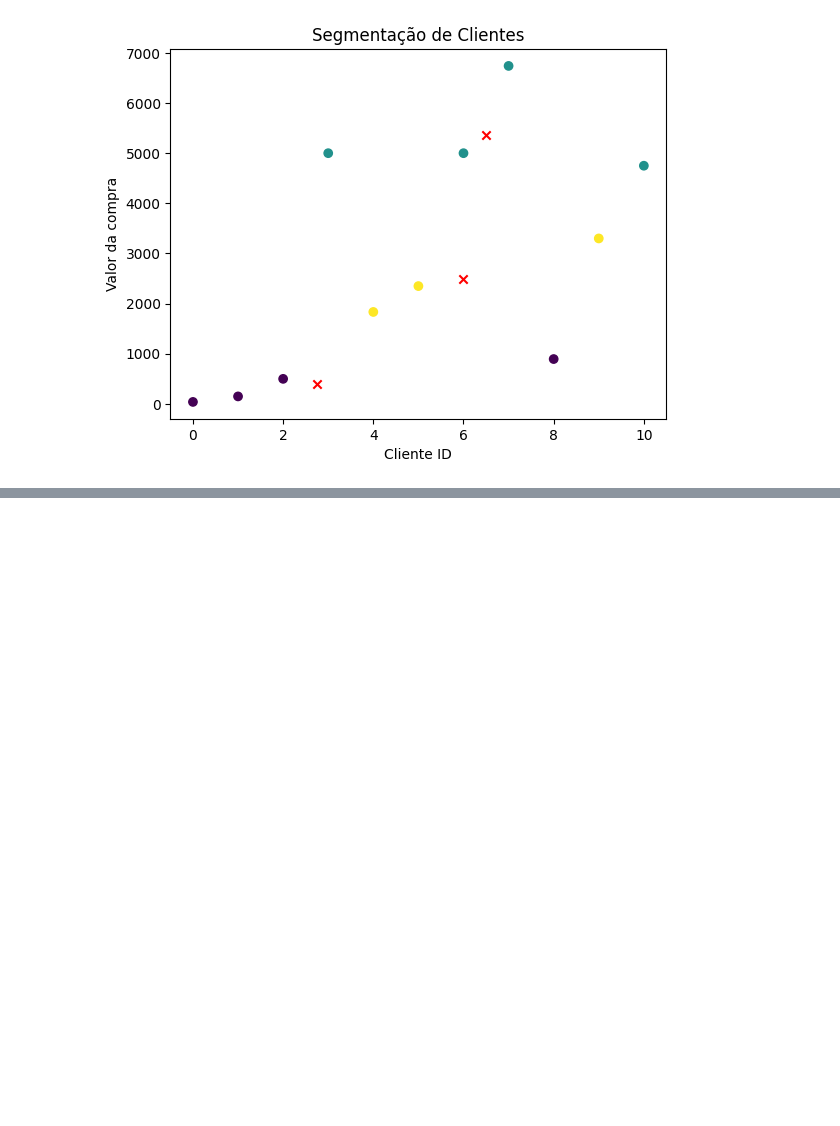
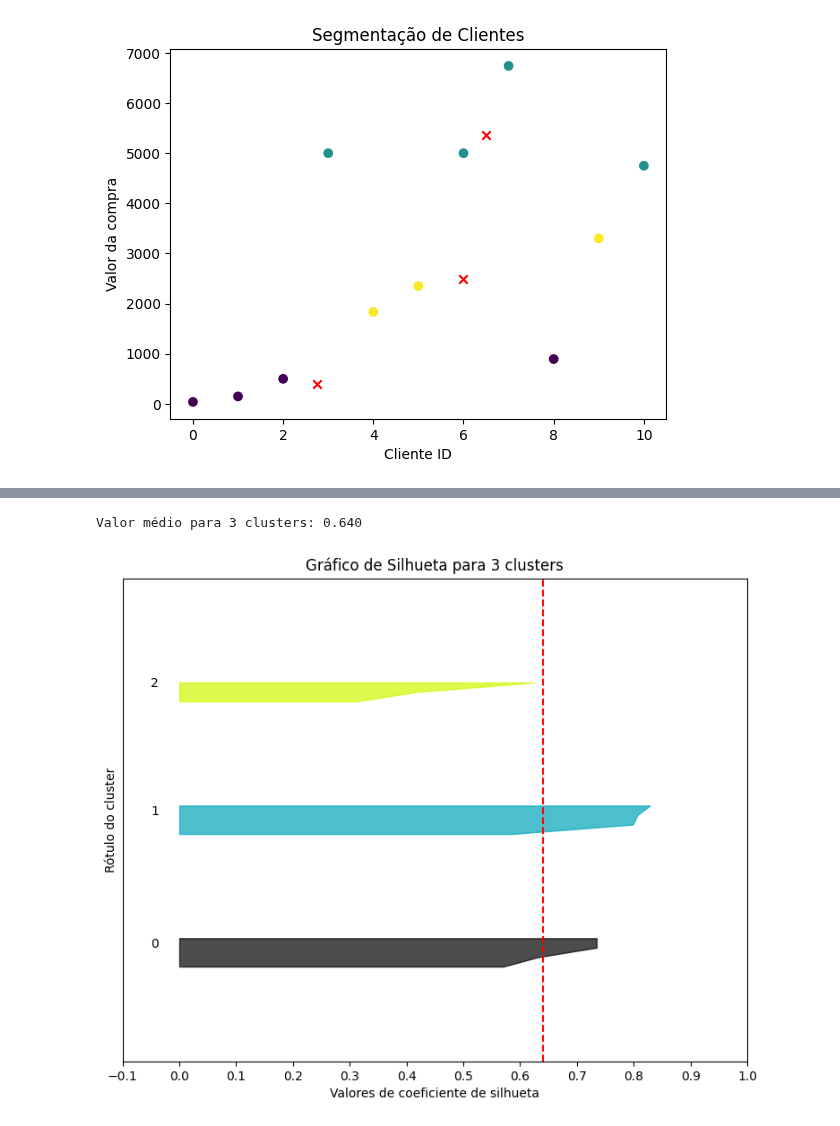
Before and after one commit to danielvieira95/Inteligencia_Artificial_2025, a Jupyter notebook: Turma-A/aula14/codigo.ipynb, the cells around one changed output, grey strips where cells are left out. Saved outputs shown, nothing was run; the diff lists cells and outputs as text; code cells hidden in the pictures; blank space fills up the shorter version.

```diff
--- a/Turma-A/aula14/codigo.ipynb
+++ b/Turma-A/aula14/codigo.ipynb
@@ -57,0 +137,5 @@ array([  40,  150,  500, 5000, 1834, 2350, 5000, 6740,  895, 3300, 4750])
+# %%
+graf_silhueta(3,dados_compras)
+# %% [output]
+Valor médio para 3 clusters: 0.640
+[figure, added]
```
Also changed, not shown: parts of 7 cells of this notebook.
